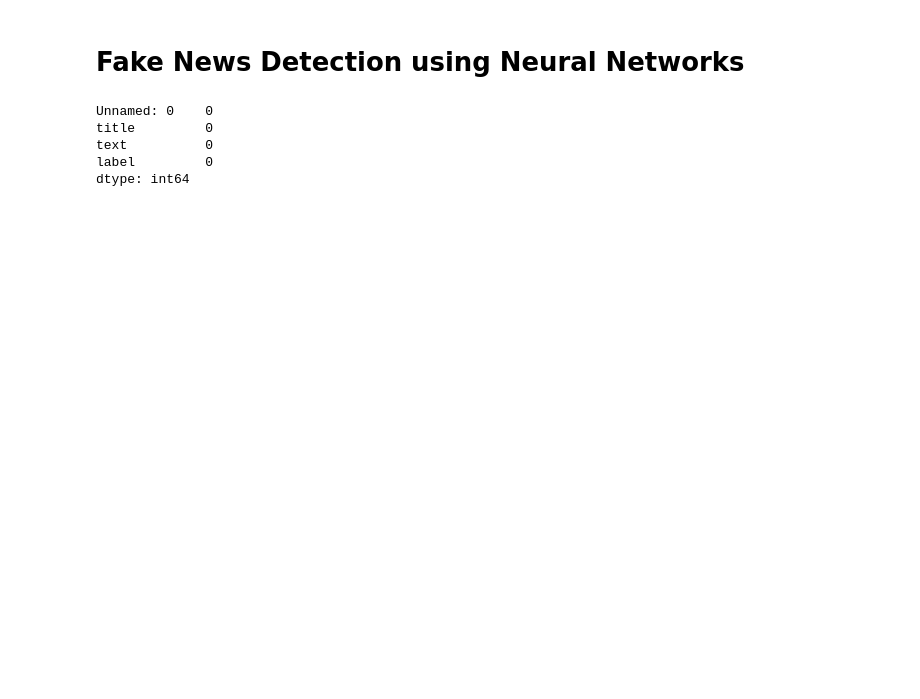
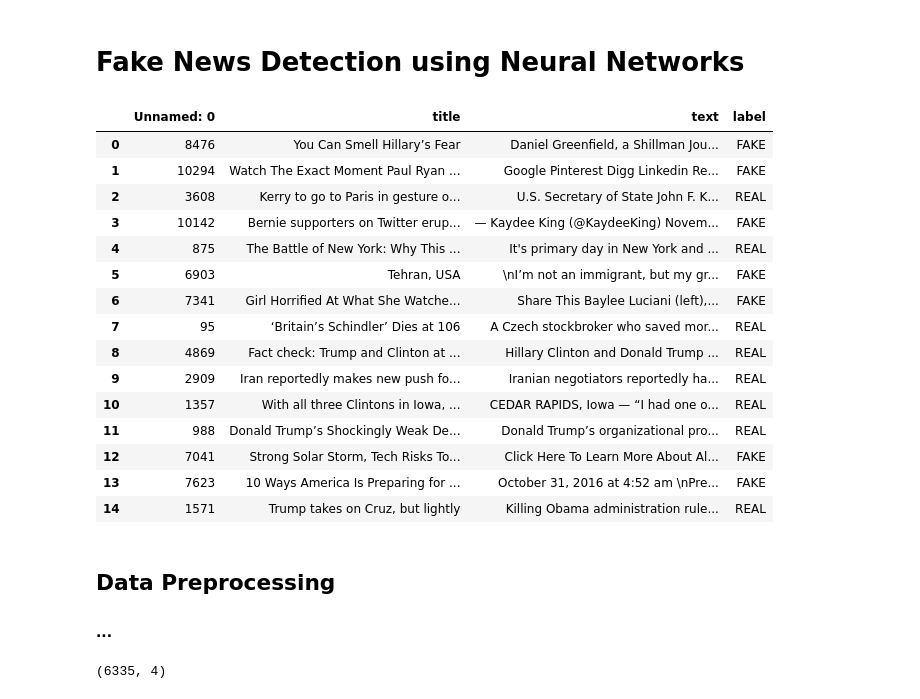
Before and after one commit to gerakys/PyhtonProject_DMTA, a Jupyter notebook: Neural_Net_FND.ipynb, the cells around one changed output. Saved outputs shown, nothing was run; the diff lists cells and outputs as text; code cells hidden in the pictures; blank space fills up the shorter version.

```diff
--- a/Neural_Net_FND.ipynb
+++ b/Neural_Net_FND.ipynb
@@ -16,16 +17,35 @@ from tensorflow.keras.preprocessing.text import Tokenizer
 from tensorflow.keras.preprocessing.sequence import pad_sequences
 # %%
 # Load the dataset
-data = pd.read_csv("fake_or_real_news.csv")
+data = pd.read_csv("data/fake_or_real_news.csv")
+data.head(15)
+# %% [output]
+|  | Unnamed: 0 | title | text | label |
+| 0 | 8476 | You Can Smell Hillary’s Fear | Daniel Greenfield, a Shillman Jou... | FAKE |
+| 1 | 10294 | Watch The Exact Moment Paul Ryan ... | Google Pinterest Digg Linkedin Re... | FAKE |
+| 2 | 3608 | Kerry to go to Paris in gesture o... | U.S. Secretary of State John F. K... | REAL |
+| 3 | 10142 | Bernie supporters on Twitter erup... | — Kaydee King (@KaydeeKing) Novem... | FAKE |
+| 4 | 875 | The Battle of New York: Why This ... | It's primary day in New York and ... | REAL |
+| 5 | 6903 | Tehran, USA | \nI’m not an immigrant, but my gr... | FAKE |
+| 6 | 7341 | Girl Horrified At What She Watche... | Share This Baylee Luciani (left),... | FAKE |
+| 7 | 95 | ‘Britain’s Schindler’ Dies at 106 | A Czech stockbroker who saved mor... | REAL |
+| 8 | 4869 | Fact check: Trump and Clinton at ... | Hillary Clinton and Donald Trump ... | REAL |
+| 9 | 2909 | Iran reportedly makes new push fo... | Iranian negotiators reportedly ha... | REAL |
+| 10 | 1357 | With all three Clintons in Iowa, ... | CEDAR RAPIDS, Iowa — “I had one o... | REAL |
+| 11 | 988 | Donald Trump’s Shockingly Weak De... | Donald Trump’s organizational pro... | REAL |
+| 12 | 7041 | Strong Solar Storm, Tech Risks To... | Click Here To Learn More About Al... | FAKE |
+| 13 | 7623 | 10 Ways America Is Preparing for ... | October 31, 2016 at 4:52 am \nPre... | FAKE |
+| 14 | 1571 | Trump takes on Cruz, but lightly | Killing Obama administration rule... | REAL |
+# %% [markdown]
+## Data Preprocessing
+
+#### ...
 # %%
 # Check for missing values
 data.isnull().sum()
+data.shape
 # %% [output]
-Unnamed: 0    0
-title         0
-text          0
-label         0
-dtype: int64
+(6335, 4)
 # %%
 # Extract features and labels
 x = np.array(data["title"])
```
Also changed, not shown: parts of 9 cells of this notebook.
